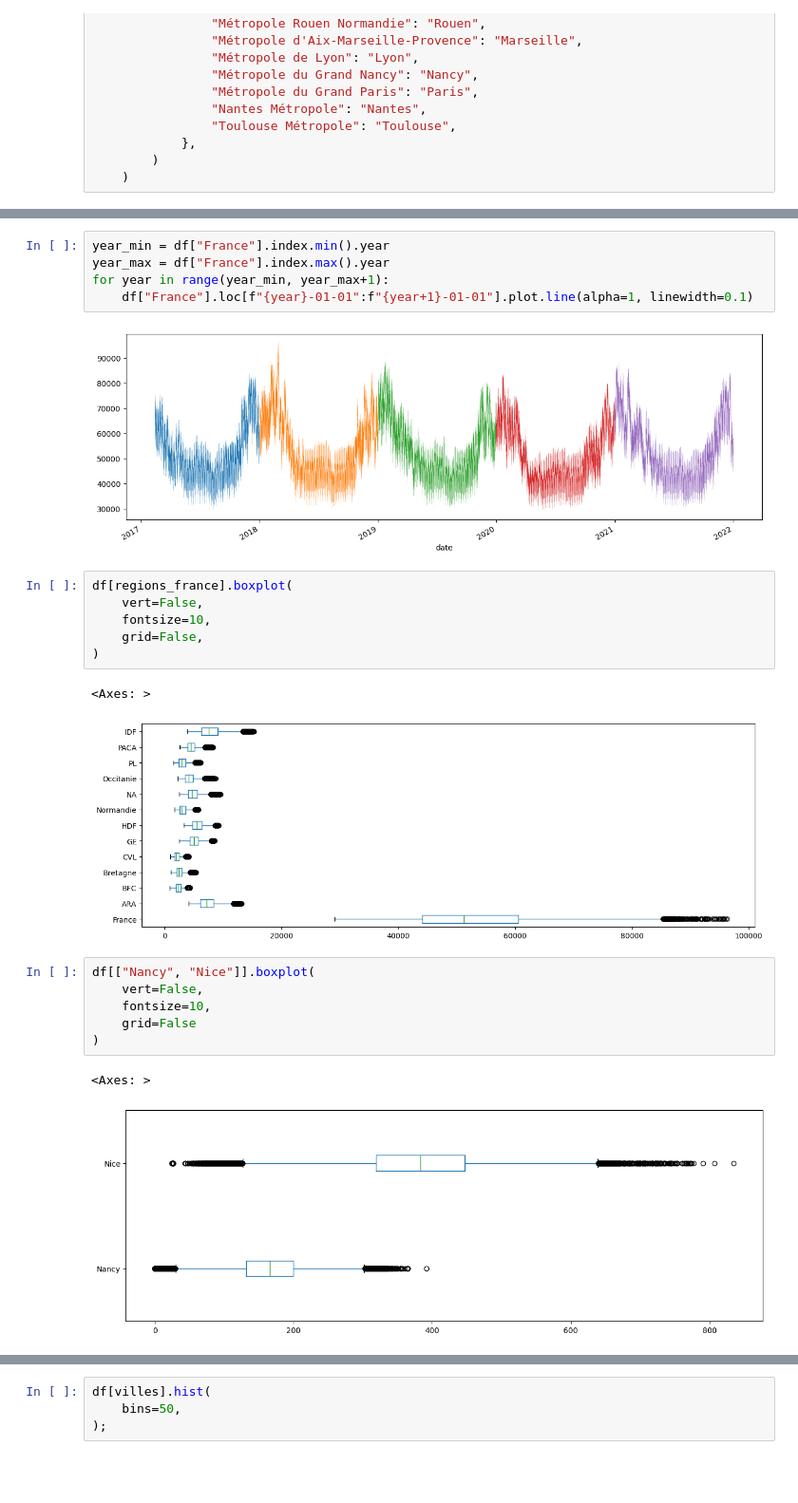
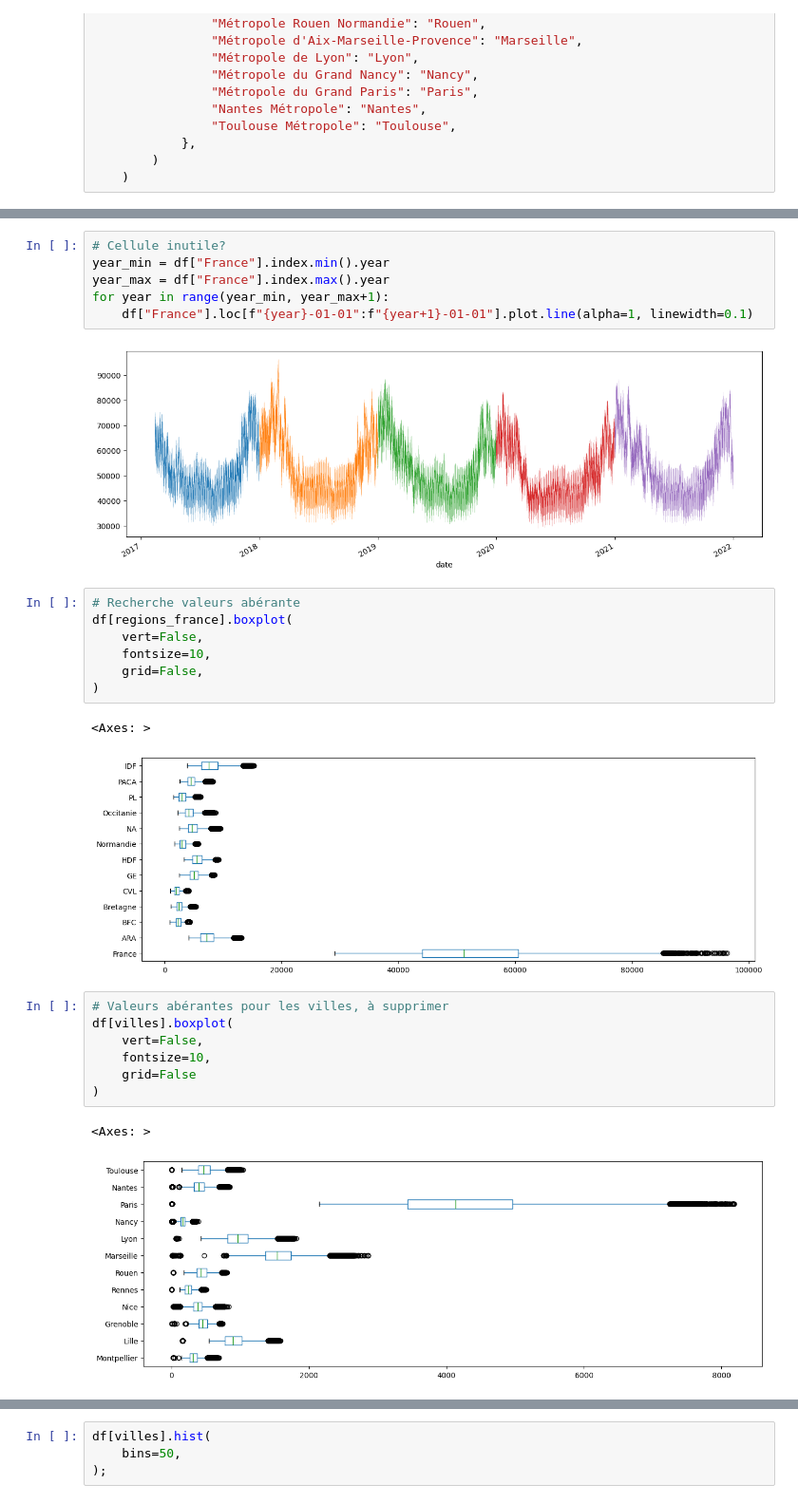
Before and after one commit to Leob000/DL_Challenge, a Jupyter notebook: explo_geo.ipynb, the cells around one changed output, grey strips where cells are left out. Shown at 95% size. Drawn from its saved outputs; the diff is of its cells as text; blank space fills up the shorter version.

```diff
--- a/explo_geo.ipynb
+++ b/explo_geo.ipynb
@@ -69,6 +70,7 @@ villes_no_paris.remove("Paris")
 regions_france = ["France"] + regions
 cols = list(df.columns)
 # %%
+# Cellule inutile?
 year_min = df["France"].index.min().year
 year_max = df["France"].index.max().year
 for year in range(year_min, year_max+1):
@@ -76,6 +78,7 @@ for year in range(year_min, year_max+1):
 # %% [output]
 [figure]
 # %%
+# Recherche valeurs abérante
 df[regions_france].boxplot(
     vert=False,
     fontsize=10,
@@ -85,11 +88,12 @@ df[regions_france].boxplot(
 <Axes: >
 [figure]
 # %%
-df[["Nancy", "Nice"]].boxplot(
+# Valeurs abérantes pour les villes, à supprimer
+df[villes].boxplot(
     vert=False,
     fontsize=10,
     grid=False
 )
 # %% [output]
 <Axes: >
-[figure, old version]
+[figure, new version]
```
Also changed, not shown: parts of 8 cells of this notebook, 2 other files.
